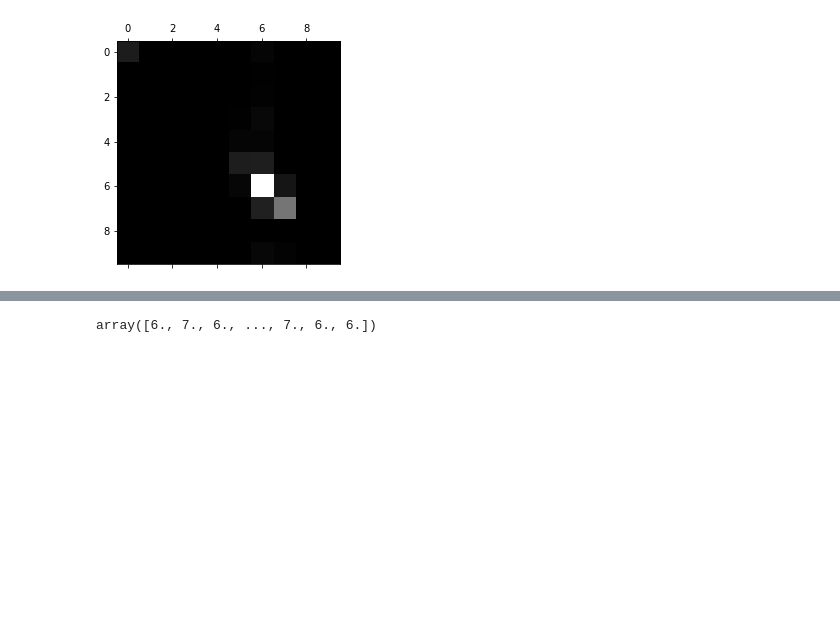
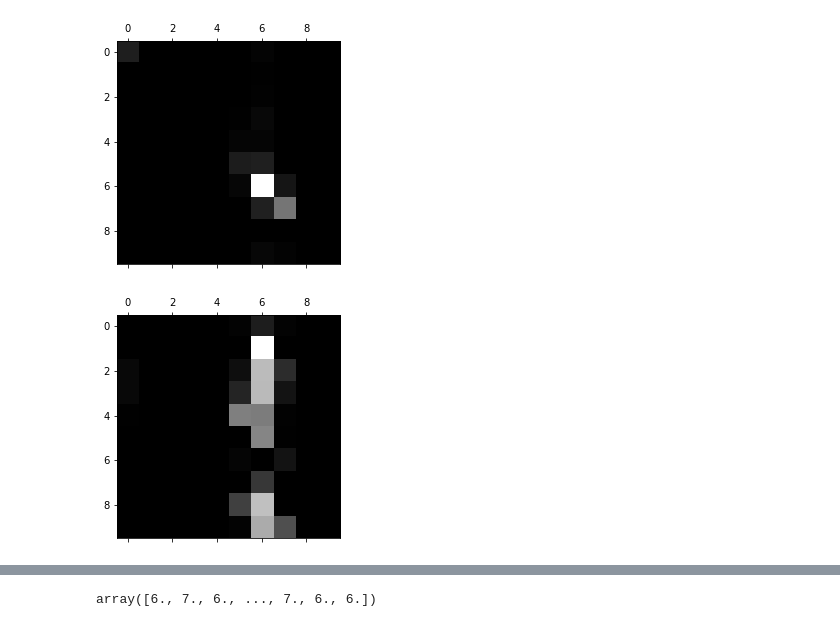
Before and after one commit to 3155student/assignment_4, a Jupyter notebook: Assignment 4.ipynb, the cells around one changed output, grey strips where cells are left out. Drawn from its saved outputs; the diff is of its cells as text; code cells hidden in the pictures; blank space fills up the shorter version.

```diff
--- a/Assignment 4.ipynb
+++ b/Assignment 4.ipynb
@@ -883,3 +892,12 @@ plt.matshow(confusion_bagg, cmap = plt.cm.gray)
 plt.show()
 # %% [output]
 [figure]
+# %%
+sum_of_row_bagg = confusion_bagg.sum(axis = 1, keepdims = True)
+norm_conf_bagg = confusion_bagg / sum_of_row_bagg
+# %%
+np.fill_diagonal(norm_conf_bagg, 0)
+plt.matshow(norm_conf_bagg, cmap = plt.cm.gray)
+plt.show()
+# %% [output]
+[figure, added]
```
Also changed, not shown: parts of 40 cells of this notebook.
